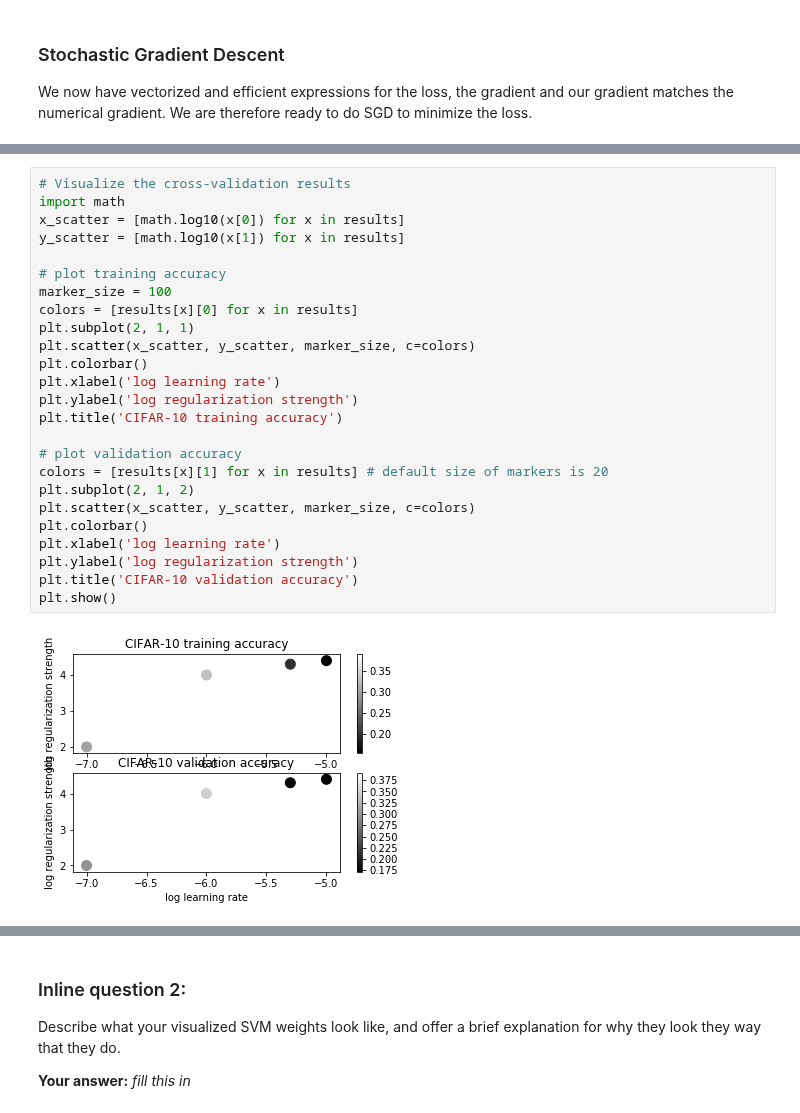
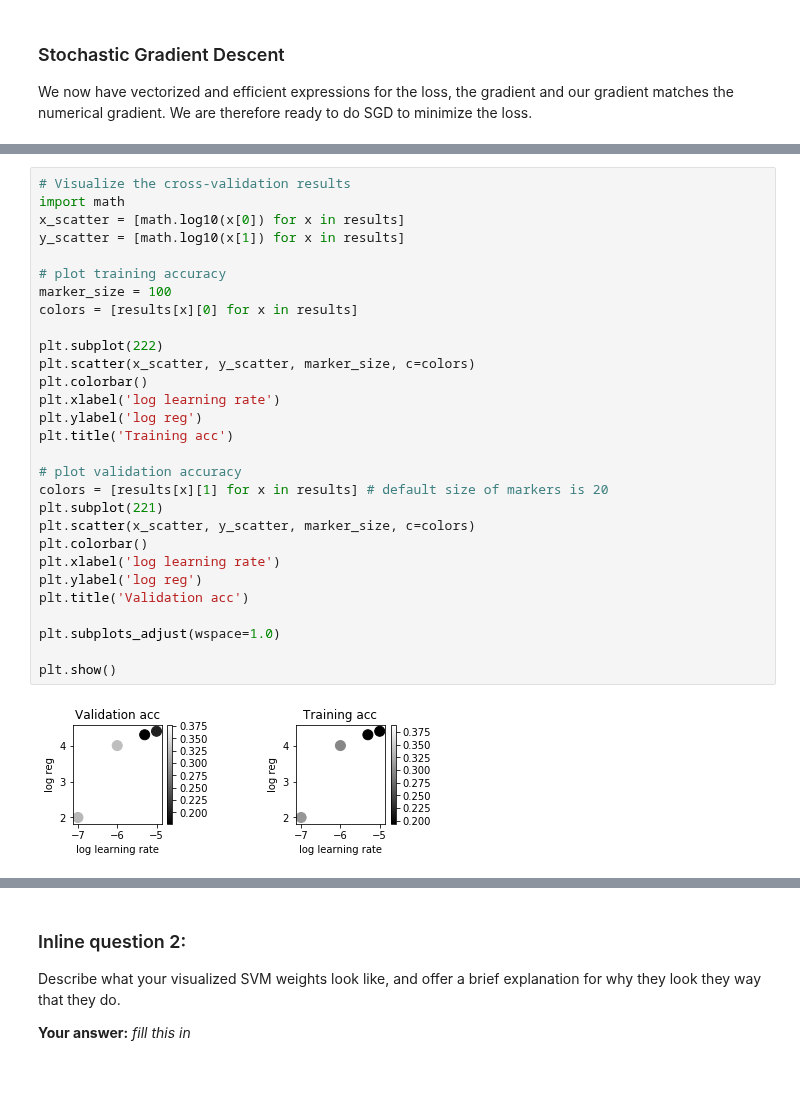
Before and after one commit to somnath1077/ML, a Jupyter notebook: CNN_Vision/assignments/assignment1/svm.ipynb, the cells around one changed output, grey strips where cells are left out. Saved outputs shown, nothing was run; the diff lists cells and outputs as text; blank space fills up the shorter version.

```diff
--- a/CNN_Vision/assignments/assignment1/svm.ipynb
+++ b/CNN_Vision/assignments/assignment1/svm.ipynb
@@ -405,30 +405,34 @@ best validation accuracy achieved during cross-validation: 0.391000
 # %%
 # Visualize the cross-validation results
 import math
 x_scatter = [math.log10(x[0]) for x in results]
 y_scatter = [math.log10(x[1]) for x in results]
 
 # plot training accuracy
 marker_size = 100
 colors = [results[x][0] for x in results]
-plt.subplot(2, 1, 1)
+
+plt.subplot(222)
 plt.scatter(x_scatter, y_scatter, marker_size, c=colors)
 plt.colorbar()
 plt.xlabel('log learning rate')
-plt.ylabel('log regularization strength')
-plt.title('CIFAR-10 training accuracy')
+plt.ylabel('log reg')
+plt.title('Training acc')
 
 # plot validation accuracy
 colors = [results[x][1] for x in results] # default size of markers is 20
-plt.subplot(2, 1, 2)
+plt.subplot(221)
 plt.scatter(x_scatter, y_scatter, marker_size, c=colors)
 plt.colorbar()
 plt.xlabel('log learning rate')
-plt.ylabel('log regularization strength')
-plt.title('CIFAR-10 validation accuracy')
+plt.ylabel('log reg')
+plt.title('Validation acc')
+
+plt.subplots_adjust(wspace=1.0)
+
 plt.show()
 # %% [output]
-[figure, old version]
+[figure, new version]
 # %%
 # Evaluate the best svm on test set
 y_test_pred = best_svm.predict(X_test)
```
Also changed, not shown: parts of 11 cells of this notebook.
